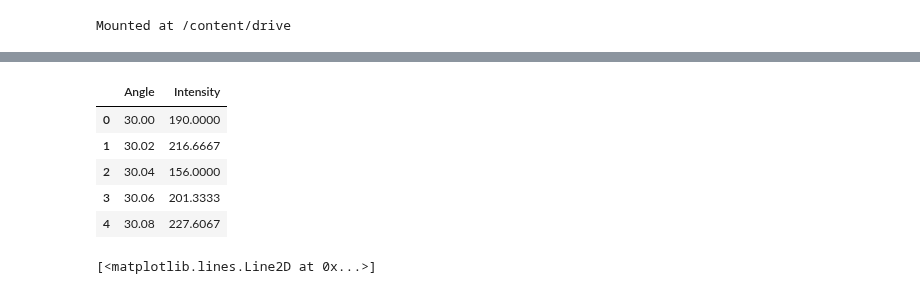
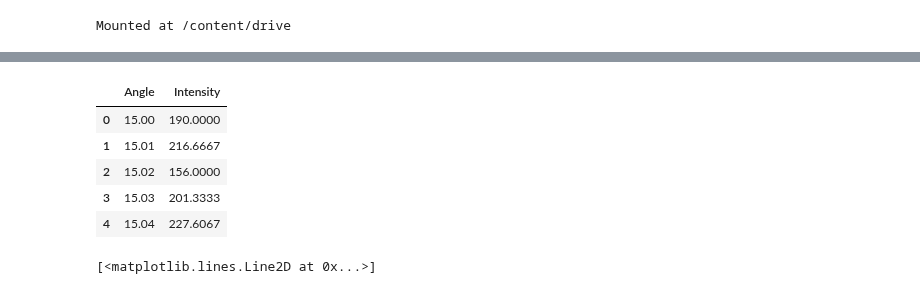
Before and after one commit to mahimathakkar/X-ray-diffraction-patterns-for-line-profile-analysis, a Jupyter notebook: XRD_analysis.ipynb, the cells around one changed output, grey strips where cells are left out. Drawn from its saved outputs; the diff is of its cells as text; code cells hidden in the pictures.

```diff
--- a/XRD_analysis.ipynb
+++ b/XRD_analysis.ipynb
@@ -14,14 +22,17 @@ xrd_si_data=pd.read_csv('/content/drive/Shareddrives/nmeshram@mt.iitr.ac.in/XRD_
 xrd_test_data=pd.read_csv('/content/drive/Shareddrives/nmeshram@mt.iitr.ac.in/XRD_test_data.csv')
 # %%
 #Visualize both data sets..
+
+xrd_si_data['Angle']=xrd_si_data['Angle']/2
+xrd_test_data['Angle']=xrd_test_data['Angle']/2
 xrd_si_data.head()
 # %% [output]
 |  | Angle | Intensity |
-| 0 | 30.00 | 190.0000 |
-| 1 | 30.02 | 216.6667 |
-| 2 | 30.04 | 156.0000 |
-| 3 | 30.06 | 201.3333 |
-| 4 | 30.08 | 227.6067 |
+| 0 | 15.00 | 190.0000 |
+| 1 | 15.01 | 216.6667 |
+| 2 | 15.02 | 156.0000 |
+| 3 | 15.03 | 201.3333 |
+| 4 | 15.04 | 227.6067 |
 # %%
 #Plot intensity vs angle for Si standard data
 plt.plot('Angle', 'Intensity', data=xrd_si_data)
```
Also changed, not shown: parts of 11 cells of this notebook.
